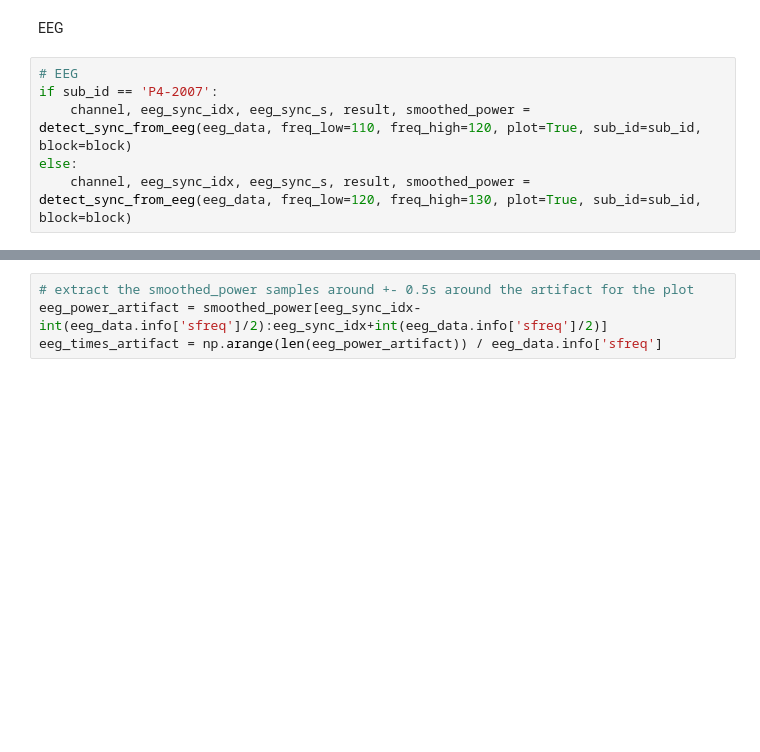
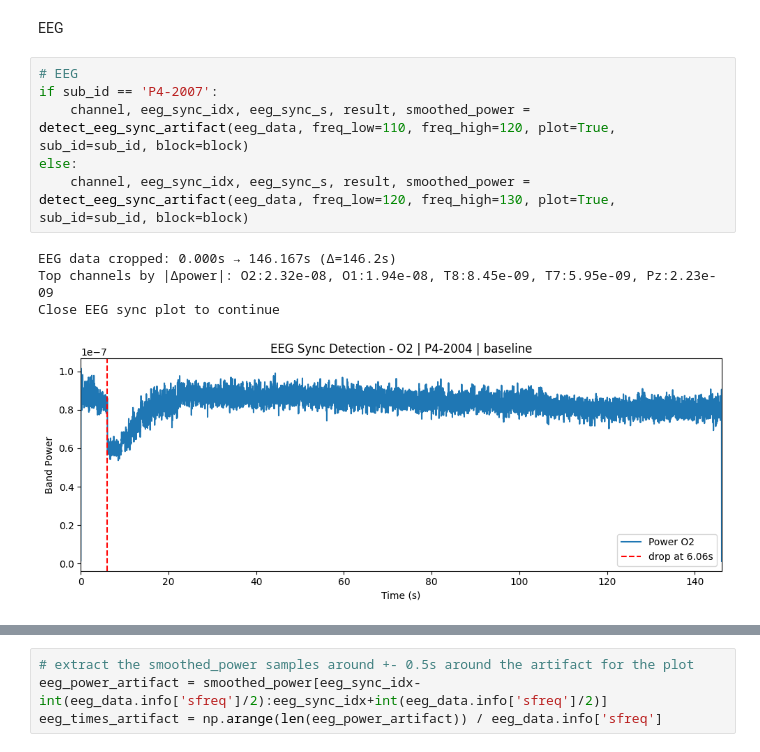
Before and after one commit to lenasalz/dbs-eeg-sync, a Jupyter notebook: notebooks/publication_figures.ipynb, the cells around one changed output, grey strips where cells are left out. Drawn from its saved outputs; the diff is of its cells as text; blank space fills up the shorter version.

Commit message:
adapted sync test and publication figures

```diff
--- a/notebooks/publication_figures.ipynb
+++ b/notebooks/publication_figures.ipynb
@@ -86,9 +100,14 @@ EEG
 # %%
 # EEG
 if sub_id == 'P4-2007':
-    channel, eeg_sync_idx, eeg_sync_s, result, smoothed_power = detect_sync_from_eeg(eeg_data, freq_low=110, freq_high=120, plot=True, sub_id=sub_id, block=block)
+    channel, eeg_sync_idx, eeg_sync_s, result, smoothed_power = detect_eeg_sync_artifact(eeg_data, freq_low=110, freq_high=120, plot=True, sub_id=sub_id, block=block)
 else:
-    channel, eeg_sync_idx, eeg_sync_s, result, smoothed_power = detect_sync_from_eeg(eeg_data, freq_low=120, freq_high=130, plot=True, sub_id=sub_id, block=block)
+    channel, eeg_sync_idx, eeg_sync_s, result, smoothed_power = detect_eeg_sync_artifact(eeg_data, freq_low=120, freq_high=130, plot=True, sub_id=sub_id, block=block)
+# %% [output]
+EEG data cropped: 0.000s → 146.167s (Δ=146.2s)
+Top channels by |Δpower|: O2:2.32e-08, O1:1.94e-08, T8:8.45e-09, T7:5.95e-09, Pz:2.23e-09
+Close EEG sync plot to continue
+[figure, added]
 # %%
 # print length of smoothed_power
 print(f'Length of smoothed_power: {len(smoothed_power)} samples')
```
Also changed, not shown: parts of 27 cells of this notebook, 1 other file.
